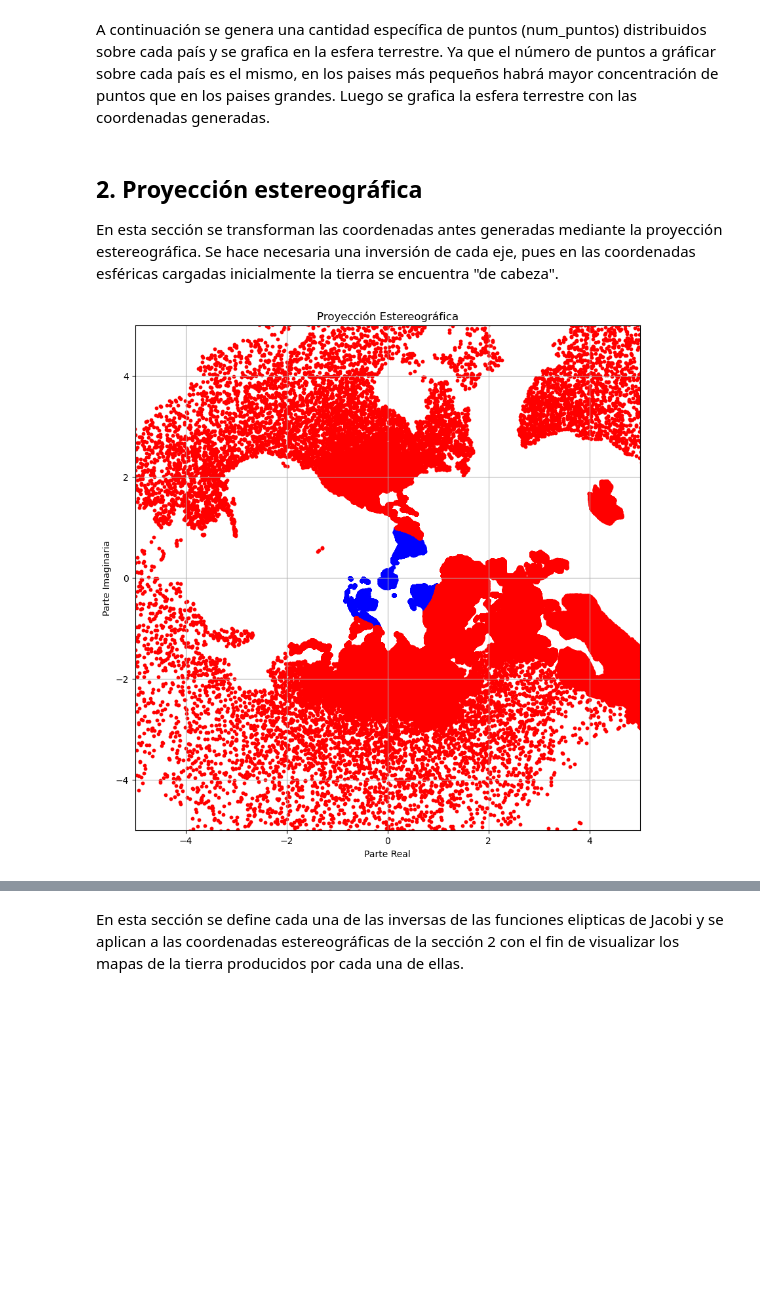
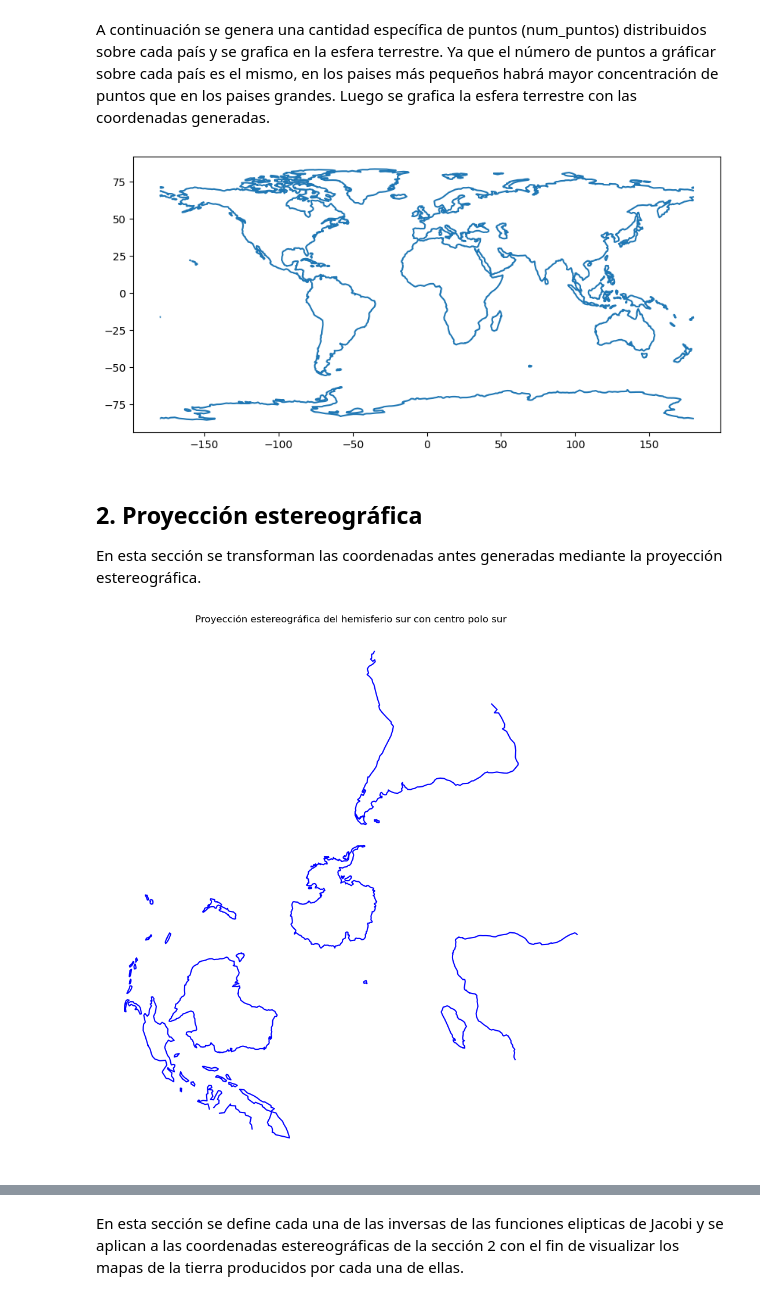
Before and after one commit to gaarboledag/N-uncial-Projection-Numeric-Implementation, a Jupyter notebook: N-uncial Proyection - Python Implementation.ipynb, the cells around one changed output, grey strips where cells are left out. Saved outputs shown, nothing was run; the diff lists cells and outputs as text; code cells hidden in the pictures; blank space fills up the shorter version.

```diff
--- a/N-uncial Proyection - Python Implementation.ipynb
+++ b/N-uncial Proyection - Python Implementation.ipynb
@@ -30,0 +24,19 @@ norte_esf = [x for x in esfera_terrestre if x[1]>np.pi/2]
+# %%
+# CARGAR DATOS
+
+# Ruta al archivo shapefile
+ruta = "data/ne_110m_coastline/ne_110m_coastline.shp"
+
+# Cargando el shapefile en un DataFrame de GeoPandas
+gdf = gpd.read_file(ruta)
+
+# Crear la figura y los ejes
+fig, ax = plt.subplots(figsize=(10, 10))
+
+# Graficar la capa del shapefile
+gdf.plot(ax=ax)
+
+# Mostrar el gráfico
+plt.show()
+# %% [output]
+[figure, added]
@@ -31,3 +101,3 @@ norte_esf = [x for x in esfera_terrestre if x[1]>np.pi/2]
 # %% [markdown]
 ## 2. Proyección estereográfica
-En esta sección se transforman las coordenadas antes generadas mediante la proyección estereográfica. Se hace necesaria una inversión de cada eje, pues en las coordenadas esféricas cargadas inicialmente la tierra se encuentra "de cabeza".
+En esta sección se transforman las coordenadas antes generadas mediante la proyección estereográfica.
@@ -53,4 +103,0 @@ for punto in norte_esf:
-# %%
-plot_estereografica(coord_est) #función que grafica la proyección estereográfica sobre el plano complejo.
-# %% [output]
-[figure, removed]
@@ -56,0 +145,4 @@ plot_estereografica(coord_est) #función que grafica la proyección estereográf
+# %%
+plot_proyeccion(lista_sur, estereografica, "Proyección estereográfica del hemisferio sur con centro polo sur")
+# %% [output]
+[figure, added]
```
Also changed, not shown: parts of 15 cells of this notebook, 1 other file.
